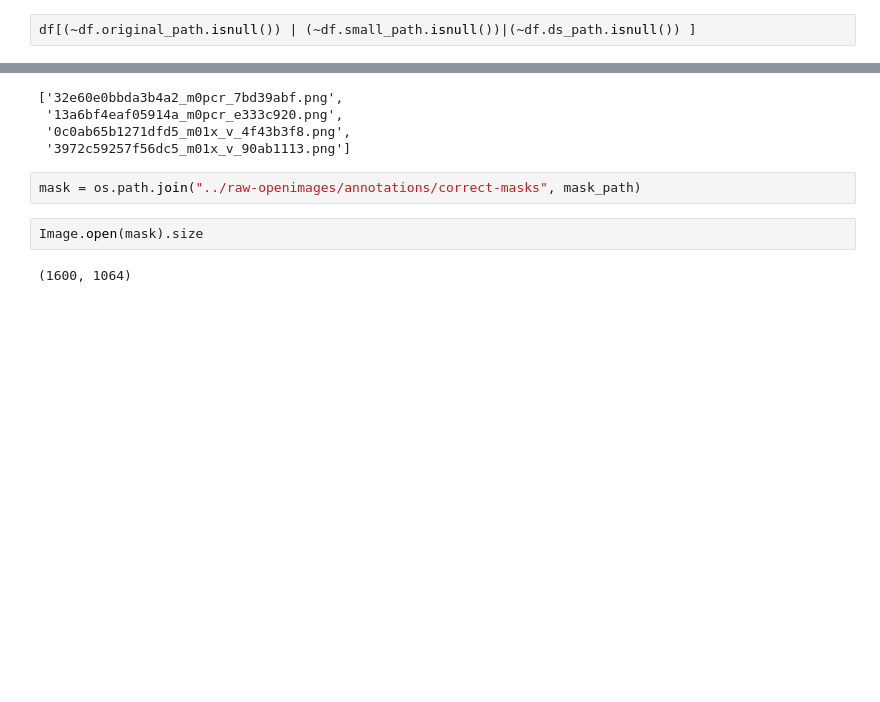
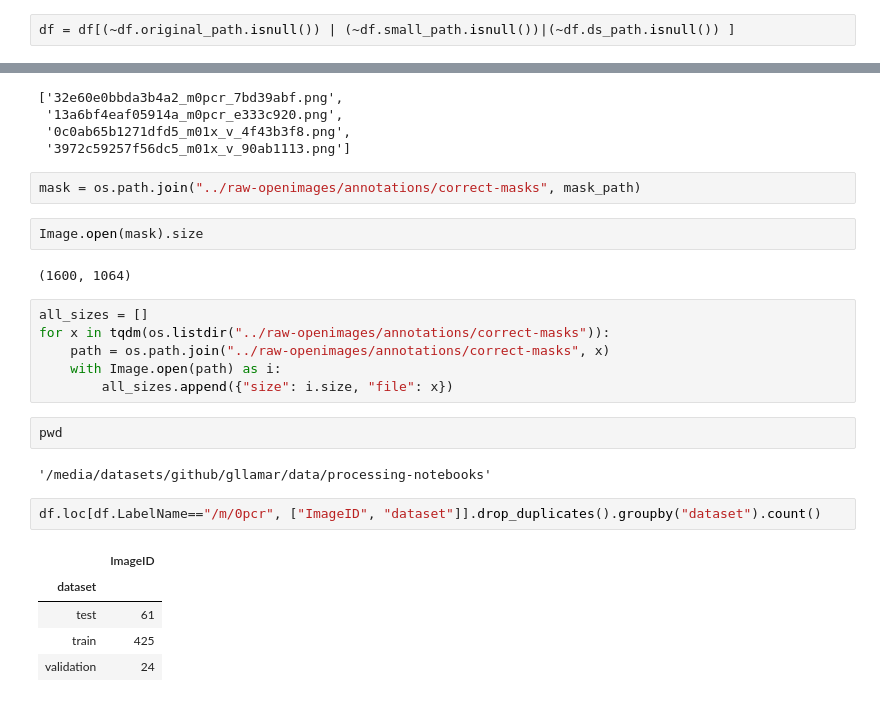
Before and after one commit to Lyrical-Tokarev/gllamar, a Jupyter notebook: data/processing-notebooks/check-openimages-and-load-alpacas.ipynb, the cells around one changed output, grey strips where cells are left out. Cells and saved outputs as stored; diff of their text form; blank space fills up the shorter version.

Commit message:
update notebook+csv with markup

```diff
--- a/data/processing-notebooks/check-openimages-and-load-alpacas.ipynb
+++ b/data/processing-notebooks/check-openimages-and-load-alpacas.ipynb
@@ -271,4 +236,4 @@ df.loc[paths.apply(lambda x: os.path.exists(x)), 'small_path'] = paths
 paths = df.ImageID.apply(lambda x: os.path.join("../camelids2", x + ".jpg"))
 df.loc[paths.apply(lambda x: os.path.exists(x)), 'ds_path'] = paths
 # %%
-df[(~df.original_path.isnull()) | (~df.small_path.isnull())|(~df.ds_path.isnull()) ]
+df = df[(~df.original_path.isnull()) | (~df.small_path.isnull())|(~df.ds_path.isnull()) ]
@@ -336,3 +287,21 @@ mask = os.path.join("../raw-openimages/annotations/correct-masks", mask_path)
 Image.open(mask).size
 # %% [output]
 (1600, 1064)
+# %%
+all_sizes = []
+for x in tqdm(os.listdir("../raw-openimages/annotations/correct-masks")):
+    path = os.path.join("../raw-openimages/annotations/correct-masks", x)
+    with Image.open(path) as i:
+        all_sizes.append({"size": i.size, "file": x})
+# %%
+pwd
+# %% [output]
+'/media/datasets/github/gllamar/data/processing-notebooks'
+# %%
+df.loc[df.LabelName=="/m/0pcr", ["ImageID", "dataset"]].drop_duplicates().groupby("dataset").count()
+# %% [output]
+|  | ImageID |
+| dataset |  |
+| test | 61 |
+| train | 425 |
+| validation | 24 |
```
Also changed, not shown: parts of 10 cells of this notebook, 1 other file.
